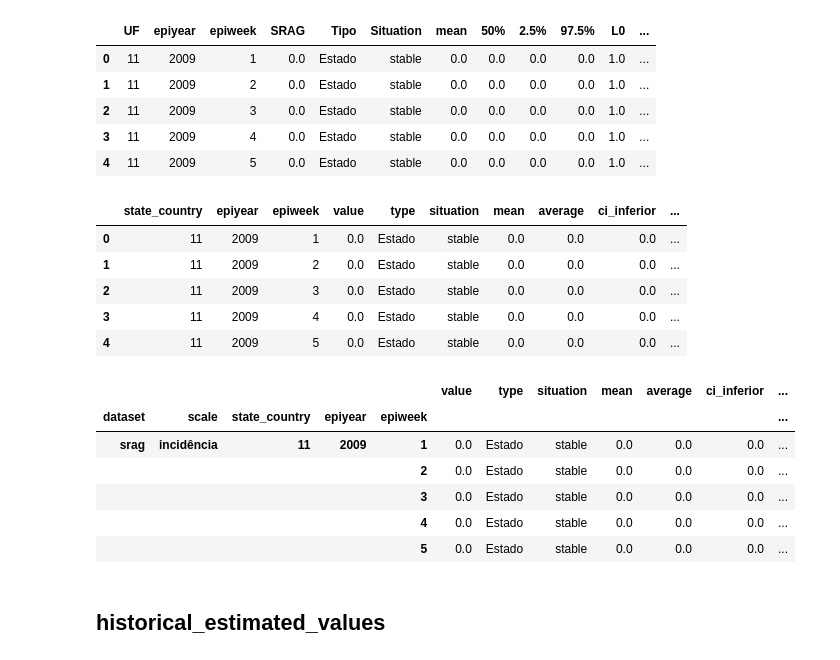
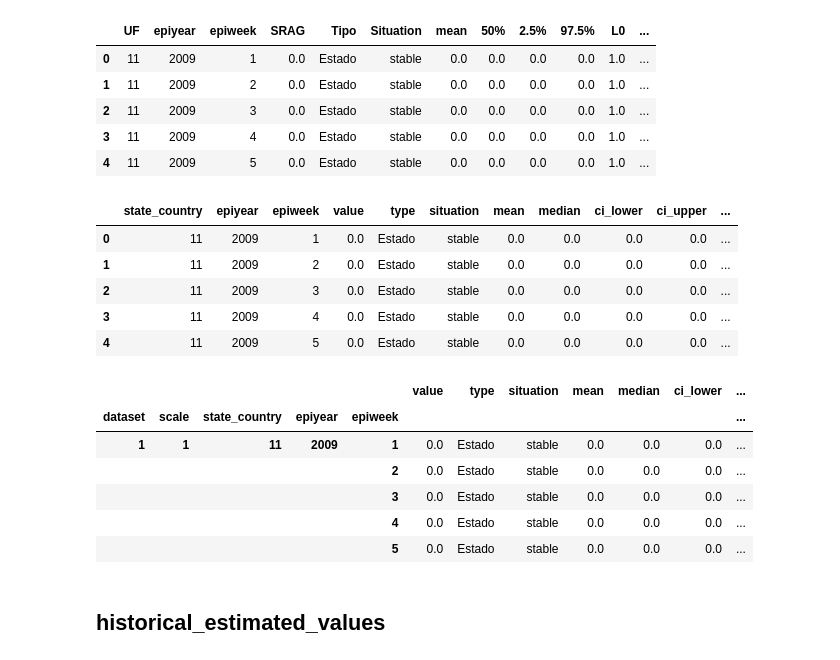
Before and after one commit to FluVigilanciaBR/fludashboard, a Jupyter notebook: Notebooks/Dataset-Migration.ipynb, the cells around one changed output. Drawn from its saved outputs; the diff is of its cells as text; code cells hidden in the pictures.

Commit message:
Updated dataset-migration notebook

```diff
--- a/Notebooks/Dataset-Migration.ipynb
+++ b/Notebooks/Dataset-Migration.ipynb
@@ -35,0 +40,6 @@ mem-typical
+# %%
+dataset_id = {
+    'srag': 1,
+    'sragflu': 2,
+    'obitoflu': 3,
+}
@@ -36,3 +48,8 @@ mem-typical
+# %%
+scale_id = {
+    'incidência': 1,
+    'casos': 2
+}
 # %% [markdown]
 ## current_estimated_values
 # %%
@@ -49,32 +66,34 @@ dfs[dataset].head()
 # %%
 migration_rules = {
     'UF': 'state_country',
     'SRAG': 'value',
     'Tipo': 'type',
     'Situation': 'situation',
-    '50%': 'average',
-    '2.5%': 'ci_inferior',
-    '97.5%': 'ci_superior',
-    'L0': 'l0',  # maybe should be better another name more descriptive
-    'L1': 'l1',  # maybe should be better another name more descriptive
-    'L2': 'l2',  # maybe should be better another name more descriptive
-    'L3': 'l3',  # maybe should be better another name more descriptive
+    '50%': 'median',
+    '2.5%': 'ci_lower',
+    '97.5%': 'ci_upper',
+    'L0': 'low',
+    'L1': 'epidemic',
+    'L2': 'high',
+    'L3': 'very_high',
     'Run date': 'run_date',
-    'dado': 'dataset',  # or origin
+    'dado': 'dataset',
     'escala': 'scale'
 }
 
 dfs[dataset].rename(
     columns=migration_rules, inplace=True
 )
+dfs[dataset].dataset = dfs[dataset].dataset.map(dataset_id)
+dfs[dataset].scale = dfs[dataset].scale.map(scale_id)
 dfs[dataset].head()
 # %% [output]
-|  | state_country | epiyear | epiweek | value | type | situation | mean | average | ci_inferior | ... |
-| 0 | 11 | 2009 | 1 | 0.0 | Estado | stable | 0.0 | 0.0 | 0.0 | ... |
-| 1 | 11 | 2009 | 2 | 0.0 | Estado | stable | 0.0 | 0.0 | 0.0 | ... |
-| 2 | 11 | 2009 | 3 | 0.0 | Estado | stable | 0.0 | 0.0 | 0.0 | ... |
-| 3 | 11 | 2009 | 4 | 0.0 | Estado | stable | 0.0 | 0.0 | 0.0 | ... |
-| 4 | 11 | 2009 | 5 | 0.0 | Estado | stable | 0.0 | 0.0 | 0.0 | ... |
+|  | state_country | epiyear | epiweek | value | type | situation | mean | median | ci_lower | ci_upper | ... |
+| 0 | 11 | 2009 | 1 | 0.0 | Estado | stable | 0.0 | 0.0 | 0.0 | 0.0 | ... |
+| 1 | 11 | 2009 | 2 | 0.0 | Estado | stable | 0.0 | 0.0 | 0.0 | 0.0 | ... |
+| 2 | 11 | 2009 | 3 | 0.0 | Estado | stable | 0.0 | 0.0 | 0.0 | 0.0 | ... |
+| 3 | 11 | 2009 | 4 | 0.0 | Estado | stable | 0.0 | 0.0 | 0.0 | 0.0 | ... |
+| 4 | 11 | 2009 | 5 | 0.0 | Estado | stable | 0.0 | 0.0 | 0.0 | 0.0 | ... |
 # %%
 # primary_keys
 pks[dataset] = ['dataset', 'scale', 'state_country', 'epiyear', 'epiweek']
@@ -82,9 +101,9 @@ pks[dataset] = ['dataset', 'scale', 'state_country', 'epiyear', 'epiweek']
 dfs[dataset].set_index(pks[dataset], inplace=True)
 dfs[dataset].head()
 # %% [output]
-|  |  |  |  |  | value | type | situation | mean | average | ci_inferior | ... |
+|  |  |  |  |  | value | type | situation | mean | median | ci_lower | ... |
 | dataset | scale | state_country | epiyear | epiweek |  |  |  |  |  |  | ... |
-| srag | incidência | 11 | 2009 | 1 | 0.0 | Estado | stable | 0.0 | 0.0 | 0.0 | ... |
+| 1 | 1 | 11 | 2009 | 1 | 0.0 | Estado | stable | 0.0 | 0.0 | 0.0 | ... |
 |  |  |  |  | 2 | 0.0 | Estado | stable | 0.0 | 0.0 | 0.0 | ... |
 |  |  |  |  | 3 | 0.0 | Estado | stable | 0.0 | 0.0 | 0.0 | ... |
 |  |  |  |  | 4 | 0.0 | Estado | stable | 0.0 | 0.0 | 0.0 | ... |
```
Also changed, not shown: parts of 21 cells of this notebook.
